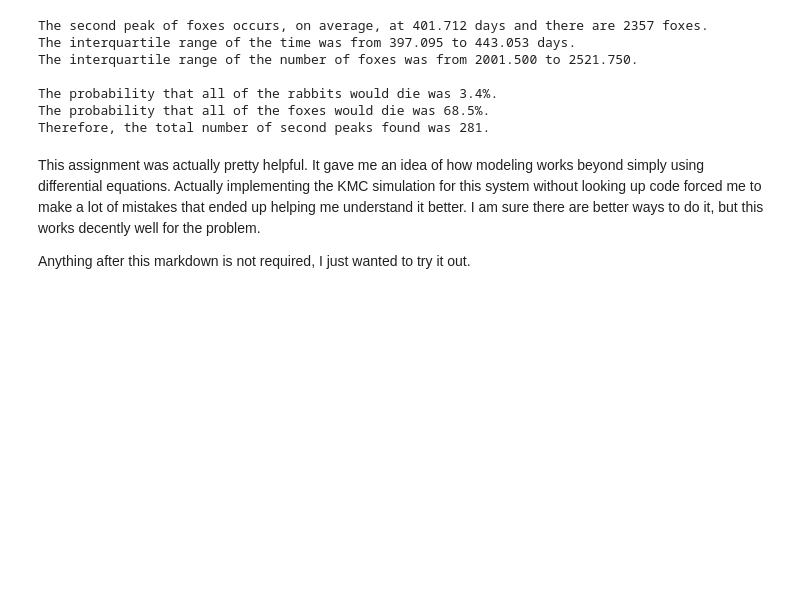
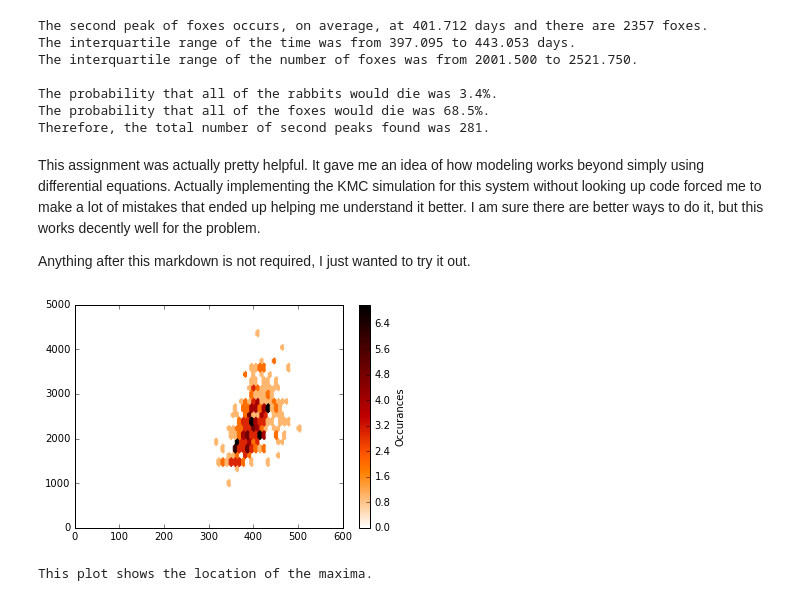
Before and after one commit to awolek/rabbits-and-foxes-jtr5395, a Jupyter notebook: rabbits-and-foxes.ipynb, the cells around one changed output. Saved outputs shown, nothing was run; the diff lists cells and outputs as text; code cells hidden in the pictures; blank space fills up the shorter version.

Commit message:
Added heat map
This one was tough to figure out.

```diff
--- a/rabbits-and-foxes.ipynb
+++ b/rabbits-and-foxes.ipynb
@@ -291,3 +293,14 @@ Therefore, the total number of second peaks found was 281.
 This assignment was actually pretty helpful. It gave me an idea of how modeling works beyond simply using differential equations. Actually implementing the KMC simulation for this system without looking up code forced me to make a lot of mistakes that ended up helping me understand it better. I am sure there are better ways to do it, but this works decently well for the problem.
 
 Anything after this markdown is not required, I just wanted to try it out.
+# %%
+plt.hexbin(aFPeak2[:, 0], aFPeak2[:, 1], gridsize=20, cmap=CM.gist_heat_r, bins=None)
+plt.axis([0, 600, 0, 5000])
+
+cb = plt.colorbar()
+cb.set_label('Occurances')
+plt.show()
+print("This plot shows the location of the maxima.")
+# %% [output]
+[figure, added]
+This plot shows the location of the maxima.
```
Also changed, not shown: parts of 1 cell of this notebook.
